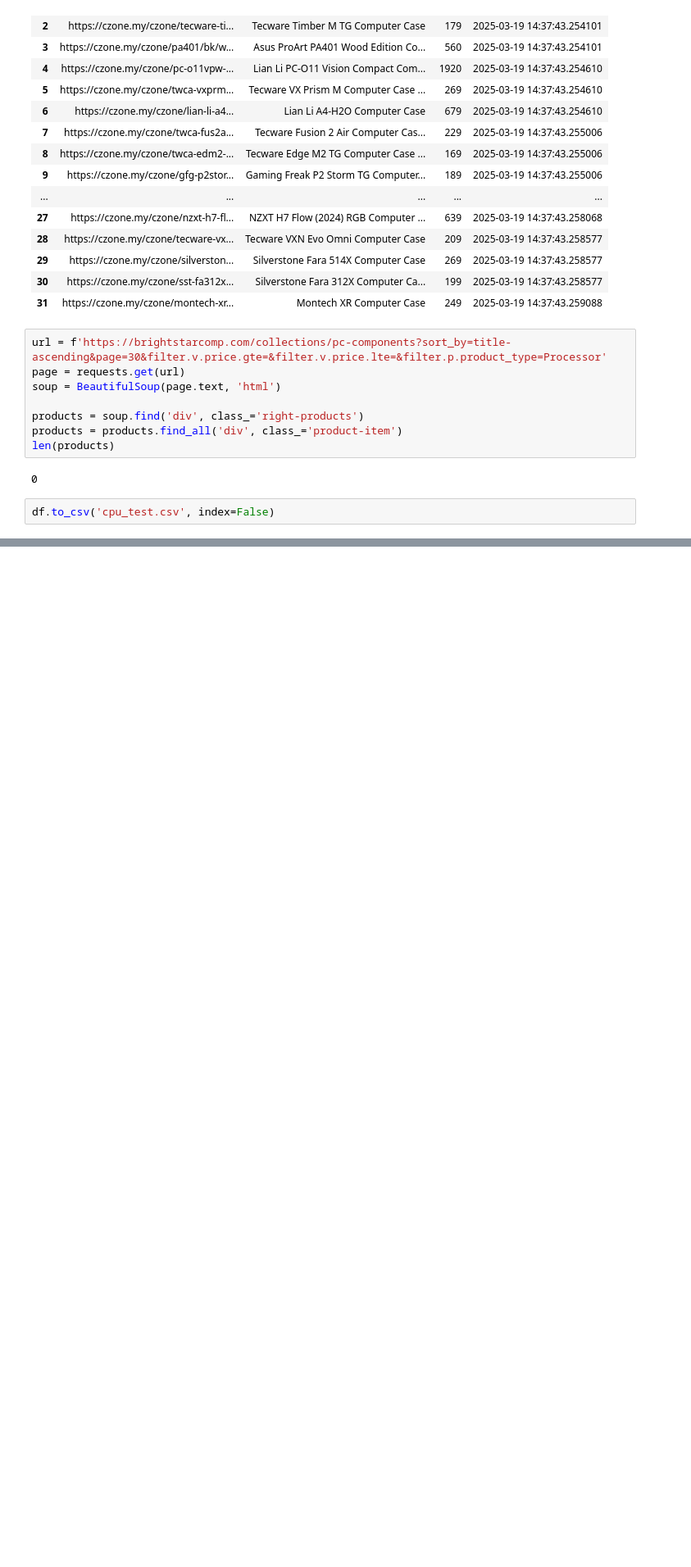
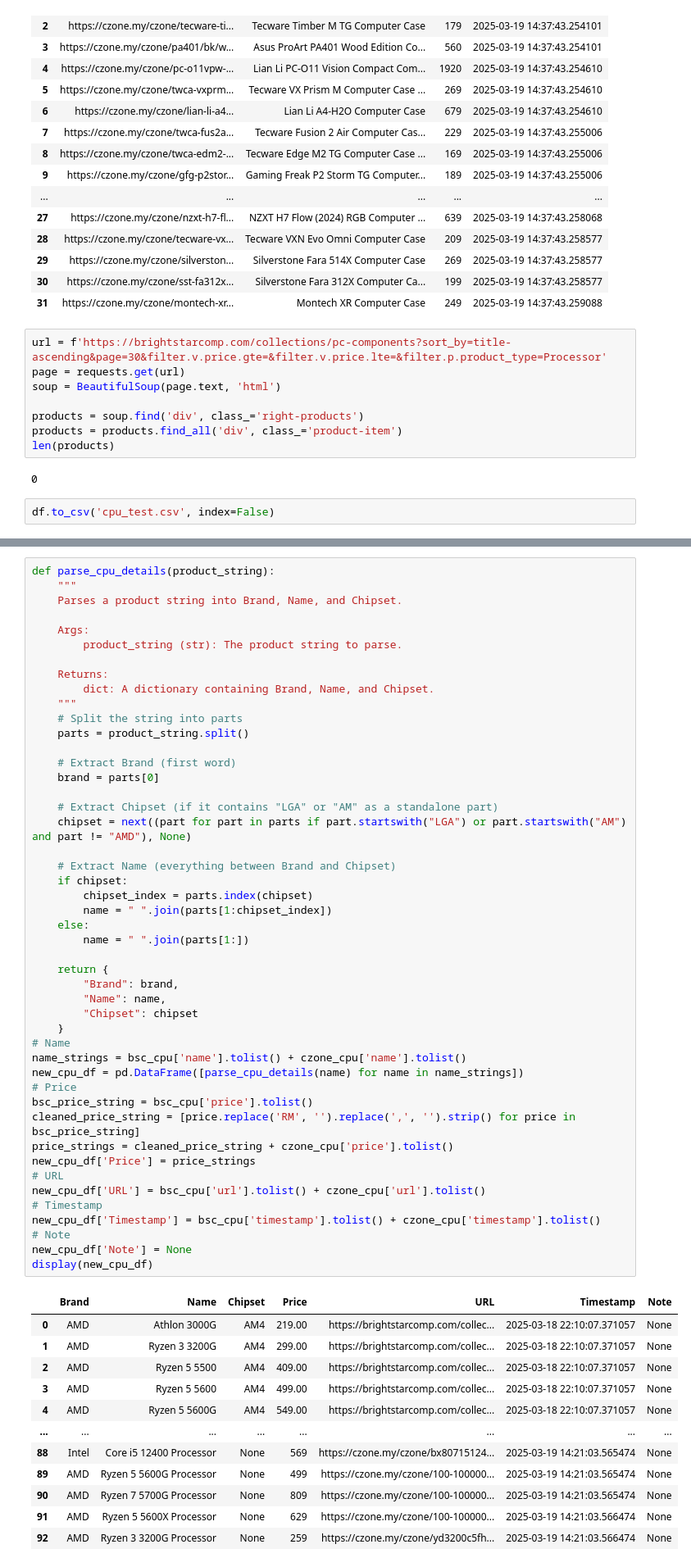
Before and after one commit to itsnotzul/Gaming-PC-Recommendation-System, a Jupyter notebook: data_scraping.ipynb, the cells around one changed output, grey strips where cells are left out. Shown: that part at 82% size. Saved outputs shown, nothing was run; the diff lists cells and outputs as text; blank space fills up the shorter version.

```diff
--- a/data_scraping.ipynb
+++ b/data_scraping.ipynb
@@ -219,0 +238,60 @@ df.to_csv('cpu_test.csv', index=False)
+# %%
+def parse_cpu_details(product_string):
+    """
+    Parses a product string into Brand, Name, and Chipset.
+
+    Args:
+        product_string (str): The product string to parse.
+
+    Returns:
+        dict: A dictionary containing Brand, Name, and Chipset.
+    """
+    # Split the string into parts
+    parts = product_string.split()
+
+    # Extract Brand (first word)
+    brand = parts[0]
+
+    # Extract Chipset (if it contains "LGA" or "AM" as a standalone part)
+    chipset = next((part for part in parts if part.startswith("LGA") or part.startswith("AM") and part != "AMD"), None)
+
+    # Extract Name (everything between Brand and Chipset)
+    if chipset:
+        chipset_index = parts.index(chipset)
+        name = " ".join(parts[1:chipset_index])
+    else:
+        name = " ".join(parts[1:])
+
+    return {
+        "Brand": brand,
+        "Name": name,
+        "Chipset": chipset
+    }
+# Name
+name_strings = bsc_cpu['name'].tolist() + czone_cpu['name'].tolist()
+new_cpu_df = pd.DataFrame([parse_cpu_details(name) for name in name_strings])
+# Price
+bsc_price_string = bsc_cpu['price'].tolist()
+cleaned_price_string = [price.replace('RM', '').replace(',', '').strip() for price in bsc_price_string]
+price_strings = cleaned_price_string + czone_cpu['price'].tolist()
+new_cpu_df['Price'] = price_strings
+# URL
+new_cpu_df['URL'] = bsc_cpu['url'].tolist() + czone_cpu['url'].tolist()
+# Timestamp
+new_cpu_df['Timestamp'] = bsc_cpu['timestamp'].tolist() + czone_cpu['timestamp'].tolist()
+# Note
+new_cpu_df['Note'] = None
+display(new_cpu_df)
+# %% [output]
+|  | Brand | Name | Chipset | Price | URL | Timestamp | Note |
+| 0 | AMD | Athlon 3000G | AM4 | 219.00 | https://brightstarcomp.com/collec... | 2025-03-18 22:10:07.371057 | None |
+| 1 | AMD | Ryzen 3 3200G | AM4 | 299.00 | https://brightstarcomp.com/collec... | 2025-03-18 22:10:07.371057 | None |
+| 2 | AMD | Ryzen 5 5500 | AM4 | 409.00 | https://brightstarcomp.com/collec... | 2025-03-18 22:10:07.371057 | None |
+| 3 | AMD | Ryzen 5 5600 | AM4 | 499.00 | https://brightstarcomp.com/collec... | 2025-03-18 22:10:07.371057 | None |
+| 4 | AMD | Ryzen 5 5600G | AM4 | 549.00 | https://brightstarcomp.com/collec... | 2025-03-18 22:10:07.371057 | None |
+| ... | ... | ... | ... | ... | ... | ... | ... |
+| 88 | Intel | Core i5 12400 Processor | None | 569 | https://czone.my/czone/bx80715124... | 2025-03-19 14:21:03.565474 | None |
+| 89 | AMD | Ryzen 5 5600G Processor | None | 499 | https://czone.my/czone/100-100000... | 2025-03-19 14:21:03.565474 | None |
+| 90 | AMD | Ryzen 7 5700G Processor | None | 809 | https://czone.my/czone/100-100000... | 2025-03-19 14:21:03.565474 | None |
+| 91 | AMD | Ryzen 5 5600X Processor | None | 629 | https://czone.my/czone/100-100000... | 2025-03-19 14:21:03.566474 | None |
+| 92 | AMD | Ryzen 3 3200G Processor | None | 259 | https://czone.my/czone/yd3200c5fh... | 2025-03-19 14:21:03.566474 | None |
```
Also changed, not shown: parts of 17 cells of this notebook, 3 other files.
